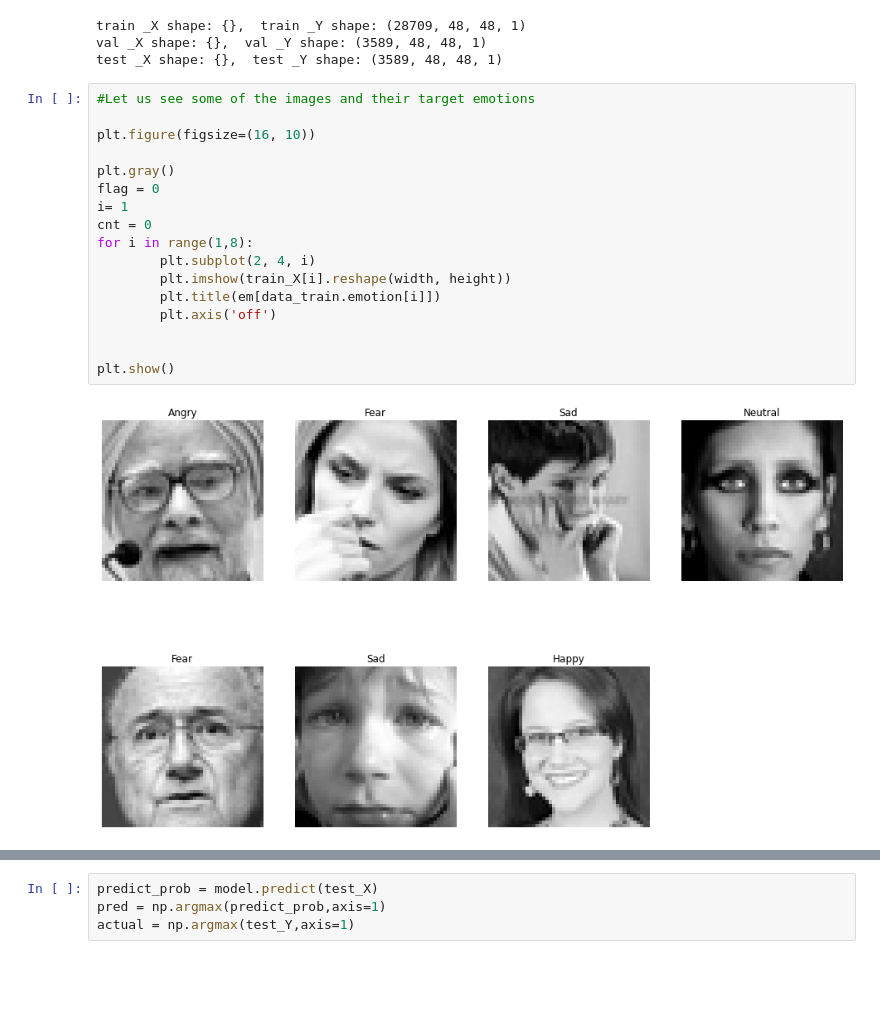
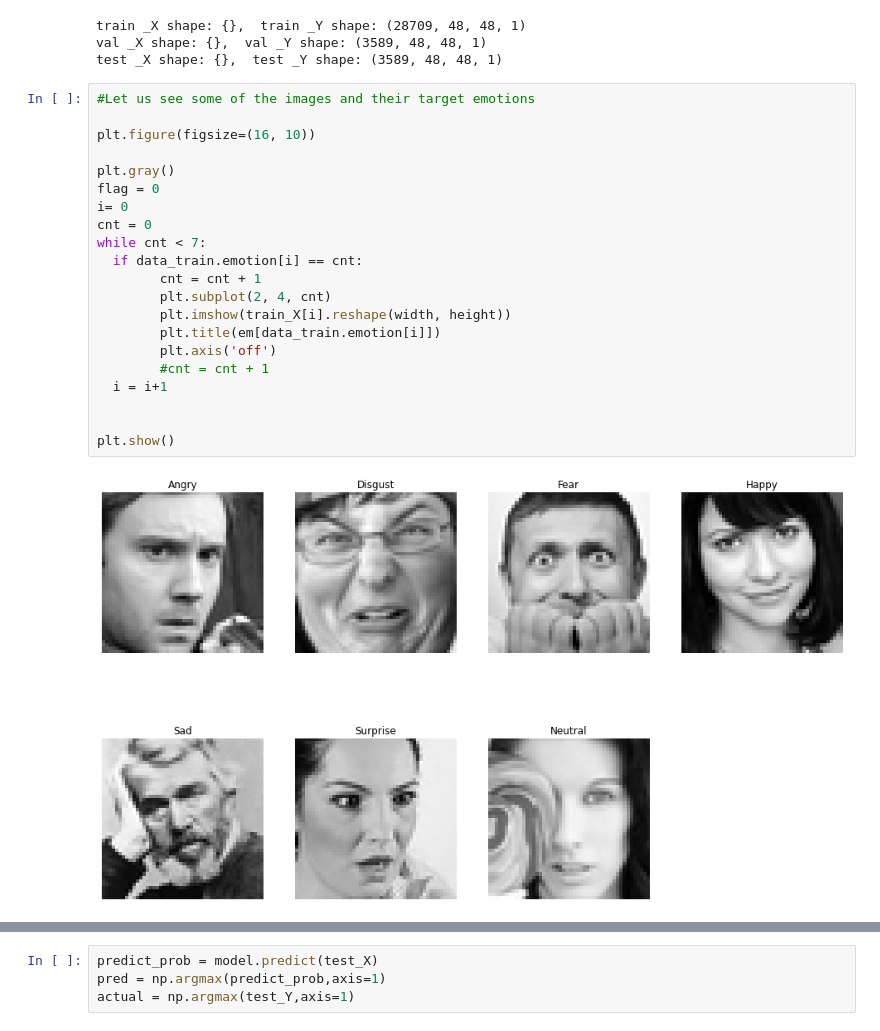
Before and after one commit to lgokulnath/Facial-Emotion-Recognition, a Jupyter notebook: BVC_Facial_Recognition_CNN.ipynb, the cells around one changed output, grey strips where cells are left out. Cells and saved outputs as stored; diff of their text form; blank space fills up the shorter version.

```diff
--- a/BVC_Facial_Recognition_CNN.ipynb
+++ b/BVC_Facial_Recognition_CNN.ipynb
@@ -108,22 +108,26 @@ test _X shape: {},  test _Y shape: (3589, 48, 48, 1)
 # %%
 #Let us see some of the images and their target emotions
 
 plt.figure(figsize=(16, 10))
 
 plt.gray()
 flag = 0
-i= 1
+i= 0
 cnt = 0
-for i in range(1,8):
-        plt.subplot(2, 4, i)
+while cnt < 7:
+  if data_train.emotion[i] == cnt:
+        cnt = cnt + 1
+        plt.subplot(2, 4, cnt)
         plt.imshow(train_X[i].reshape(width, height))
         plt.title(em[data_train.emotion[i]])
         plt.axis('off')
+        #cnt = cnt + 1
+  i = i+1
 
 
 plt.show()
 # %% [output]
-[figure, old version]
+[figure, new version]
 # %%
 from keras.layers.convolutional import Conv2D, MaxPooling2D
 from tensorflow.keras.layers import BatchNormalization
```
Also changed, not shown: parts of 11 cells of this notebook.
